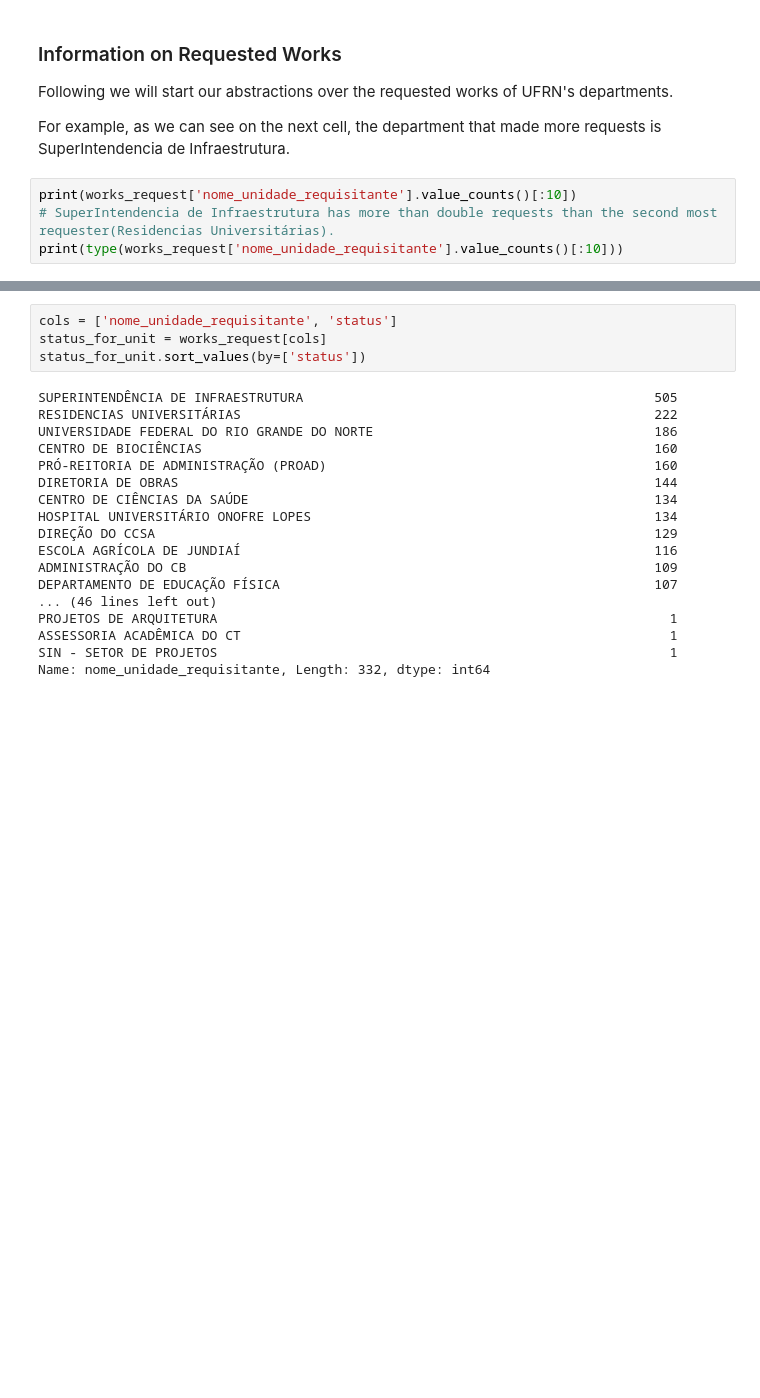
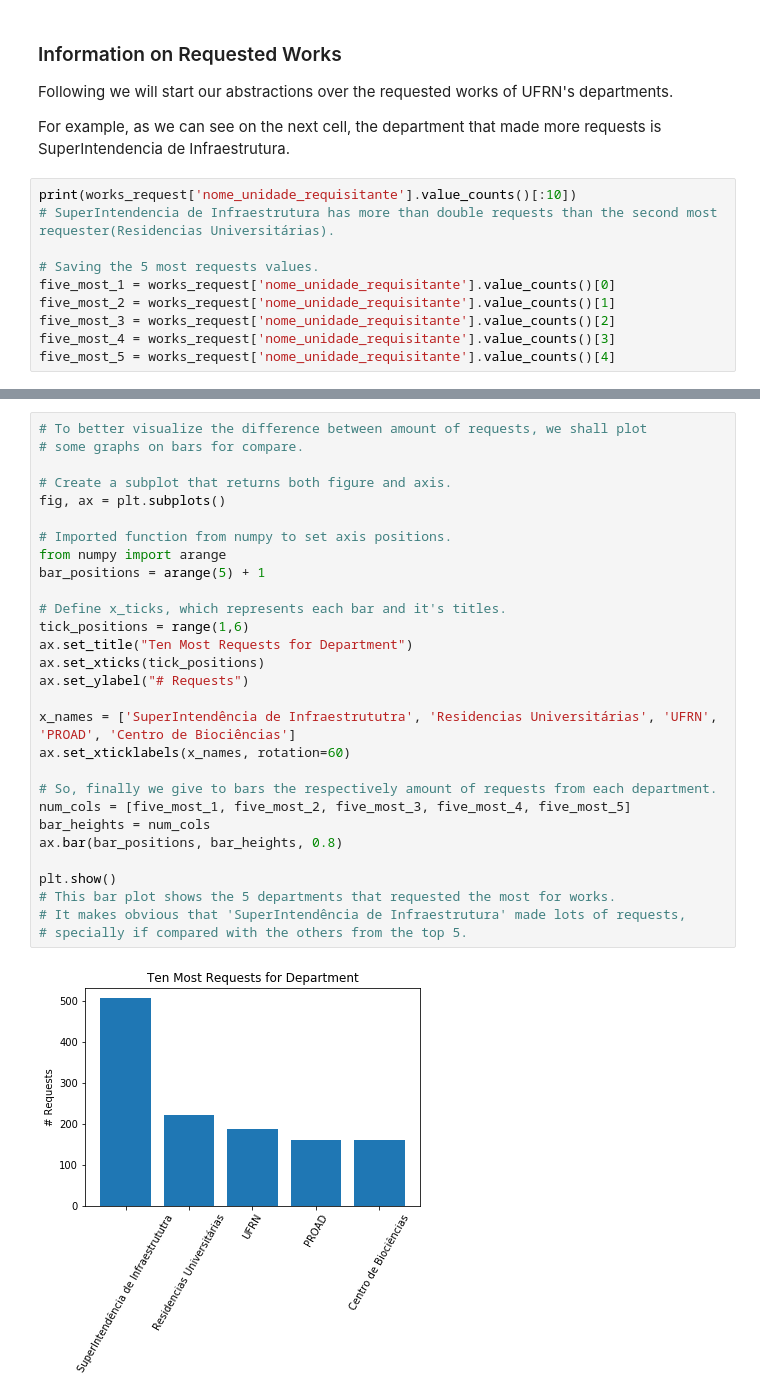
Before and after one commit to ozielalves/Financas_IMD, a Jupyter notebook: Daniel.ipynb, the cells around one changed output, grey strips where cells are left out. Drawn from its saved outputs; the diff is of its cells as text; blank space fills up the shorter version.

```diff
--- a/Daniel.ipynb
+++ b/Daniel.ipynb
@@ -133,7 +134,13 @@ For example, as we can see on the next cell, the department that made more reque
 # %%
 print(works_request['nome_unidade_requisitante'].value_counts()[:10])
 # SuperIntendencia de Infraestrutura has more than double requests than the second most requester(Residencias Universitárias).
-print(type(works_request['nome_unidade_requisitante'].value_counts()[:10]))
+
+# Saving the 5 most requests values.
+five_most_1 = works_request['nome_unidade_requisitante'].value_counts()[0]
+five_most_2 = works_request['nome_unidade_requisitante'].value_counts()[1]
+five_most_3 = works_request['nome_unidade_requisitante'].value_counts()[2]
+five_most_4 = works_request['nome_unidade_requisitante'].value_counts()[3]
+five_most_5 = works_request['nome_unidade_requisitante'].value_counts()[4]
 # %% [output]
 SUPERINTENDÊNCIA DE INFRAESTRUTURA             505
 RESIDENCIAS UNIVERSITÁRIAS                     222
@@ -177,22 +156,31 @@ ax.bar(bar_positions, bar_heights, 0.8)
-# %%
-cols = ['nome_unidade_requisitante', 'status']
-status_for_unit = works_request[cols]
-status_for_unit.sort_values(by=['status'])
-# %% [output]
-SUPERINTENDÊNCIA DE INFRAESTRUTURA                                             505
-RESIDENCIAS UNIVERSITÁRIAS                                                     222
-UNIVERSIDADE FEDERAL DO RIO GRANDE DO NORTE                                    186
-CENTRO DE BIOCIÊNCIAS                                                          160
-PRÓ-REITORIA DE ADMINISTRAÇÃO (PROAD)                                          160
-DIRETORIA DE OBRAS                                                             144
-CENTRO DE CIÊNCIAS DA SAÚDE                                                    134
-HOSPITAL UNIVERSITÁRIO ONOFRE LOPES                                            134
-DIREÇÃO DO CCSA                                                                129
-ESCOLA AGRÍCOLA DE JUNDIAÍ                                                     116
-ADMINISTRAÇÃO DO CB                                                            109
-DEPARTAMENTO DE EDUCAÇÃO FÍSICA                                                107
-... (46 lines left out)
-PROJETOS DE ARQUITETURA                                                          1
-ASSESSORIA ACADÊMICA DO CT                                                       1
-SIN - SETOR DE PROJETOS                                                          1
-Name: nome_unidade_requisitante, Length: 332, dtype: int64
+# %%
+# To better visualize the difference between amount of requests, we shall plot
+# some graphs on bars for compare.
+
+# Create a subplot that returns both figure and axis.
+fig, ax = plt.subplots()
+
+# Imported function from numpy to set axis positions.
+from numpy import arange
+bar_positions = arange(5) + 1
+
+# Define x_ticks, which represents each bar and it's titles.
+tick_positions = range(1,6)
+ax.set_title("Ten Most Requests for Department")
+ax.set_xticks(tick_positions)
+ax.set_ylabel("# Requests")
+
+x_names = ['SuperIntendência de Infraestrututra', 'Residencias Universitárias', 'UFRN', 'PROAD', 'Centro de Biociências']
+ax.set_xticklabels(x_names, rotation=60)
+
+# So, finally we give to bars the respectively amount of requests from each department.
+num_cols = [five_most_1, five_most_2, five_most_3, five_most_4, five_most_5]
+bar_heights = num_cols
+ax.bar(bar_positions, bar_heights, 0.8)
+
+plt.show()
+# This bar plot shows the 5 departments that requested the most for works.
+# It makes obvious that 'SuperIntendência de Infraestrutura' made lots of requests,
+# specially if compared with the others from the top 5.
+# %% [output]
+[figure, added]
```
Also changed, not shown: parts of 3 cells of this notebook.
